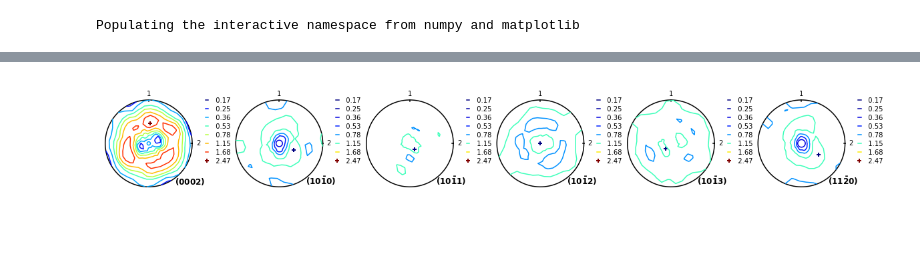
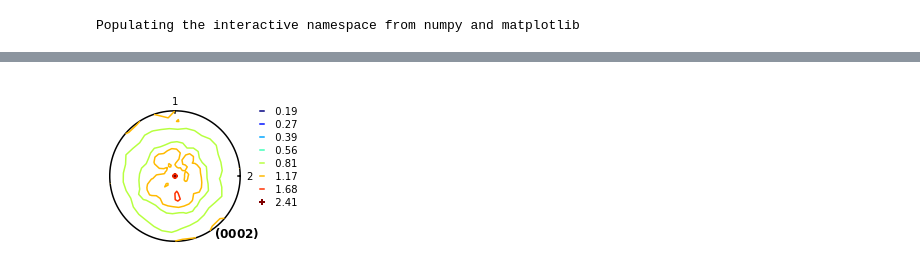
Before and after one commit to youngung/texture3, a Jupyter notebook: ipynb/mtex_odb_combine_hcp.ipynb, the cells around one changed output, grey strips where cells are left out. Cells and saved outputs as stored; diff of their text form; code cells hidden in the pictures; blank space fills up the shorter version.

```diff
--- a/ipynb/mtex_odb_combine_hcp.ipynb
+++ b/ipynb/mtex_odb_combine_hcp.ipynb
@@ -1188,8 +1182,11 @@ ValueError: 'perula' is not a valid value for name; supported values are 'Accent
 # %%
 %%time
-!cp ../src/cmb.f cmb.f&&gfortran cmb.f -o cmb&&./cmb&&head dum
-mypf=upf.polefigure(filename='dum',csym='hexag',cdim=[1,1,1.624],cang=[90,90,120])
-fig=mypf.pf_new(poles=[[0,0,0,2],[1,0,-1,0],[1,0,-1,1],[1,0,-1,2],[1,0,-1,3],[1,1,-2,0]],
-                mode='line',cmap='jet',rot=90,ix='2',iy='1')
+!cp ../src/cmb.f cmb.f&&gfortran cmb.f -o cmb
+fnout='dummy'
+!./cmb {odf} {fnout}
+mypf=upf.polefigure(filename=fnout,csym='hexag',cdim=[1,1,1.624],cang=[90,90,120])
+fig=mypf.pf_new(poles=[[0,0,0,2]],#,[1,0,-1,0],[1,0,-1,1],[1,0,-1,2],[1,0,-1,3],[1,1,-2,0]],
+                mode='line',cmap='jet',rot=90,ix='2',iy='1',mn=0.19,mx=2.41)
 fig.savefig('/tmp/pf.pdf')
+!rm -vf {fnout}
 # %% [output]
@@ -1205 +1196 @@ Wall time: 7.16 s
-[figure, old version]
+[figure, new version]
```
Also changed, not shown: parts of 6 cells of this notebook, 6 other files.
